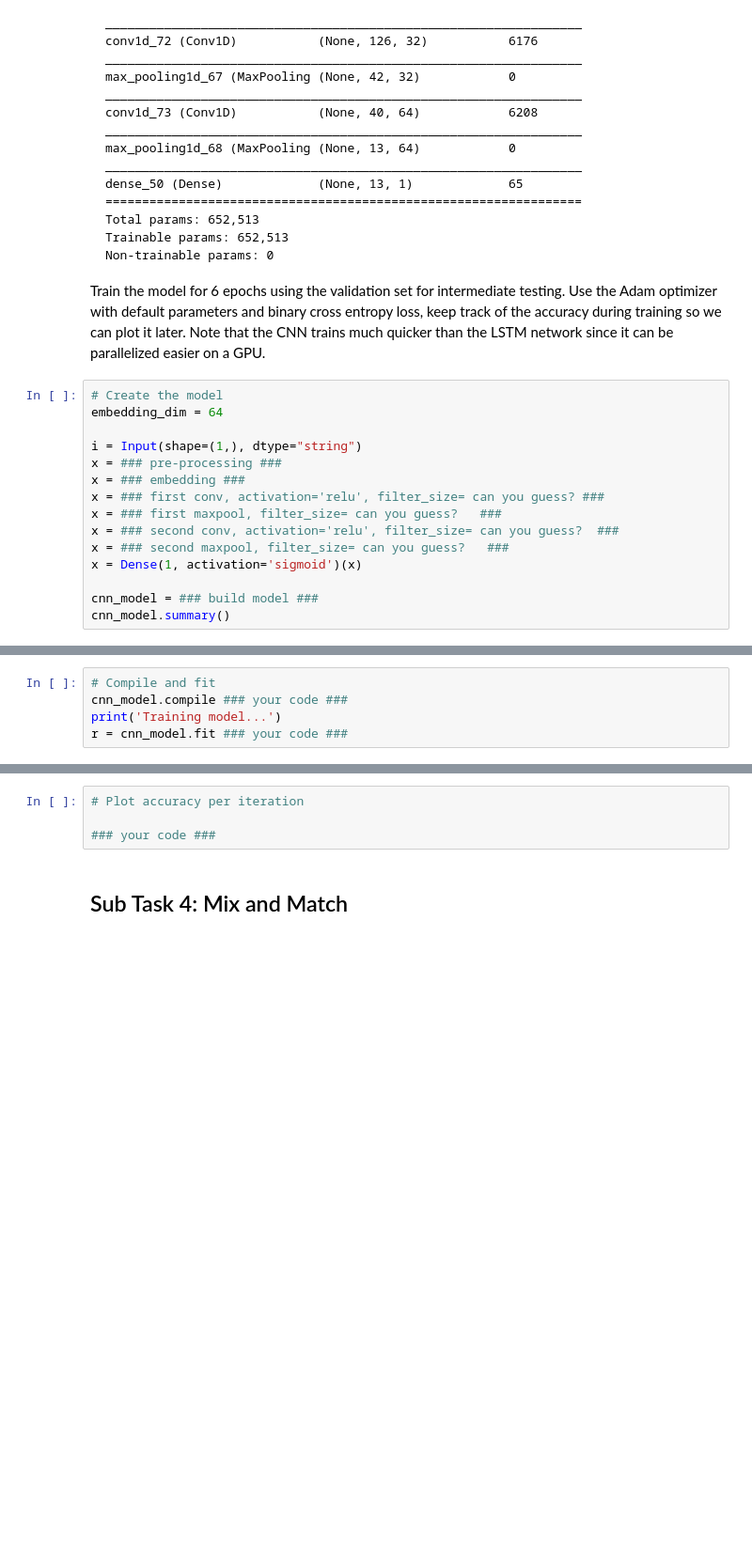
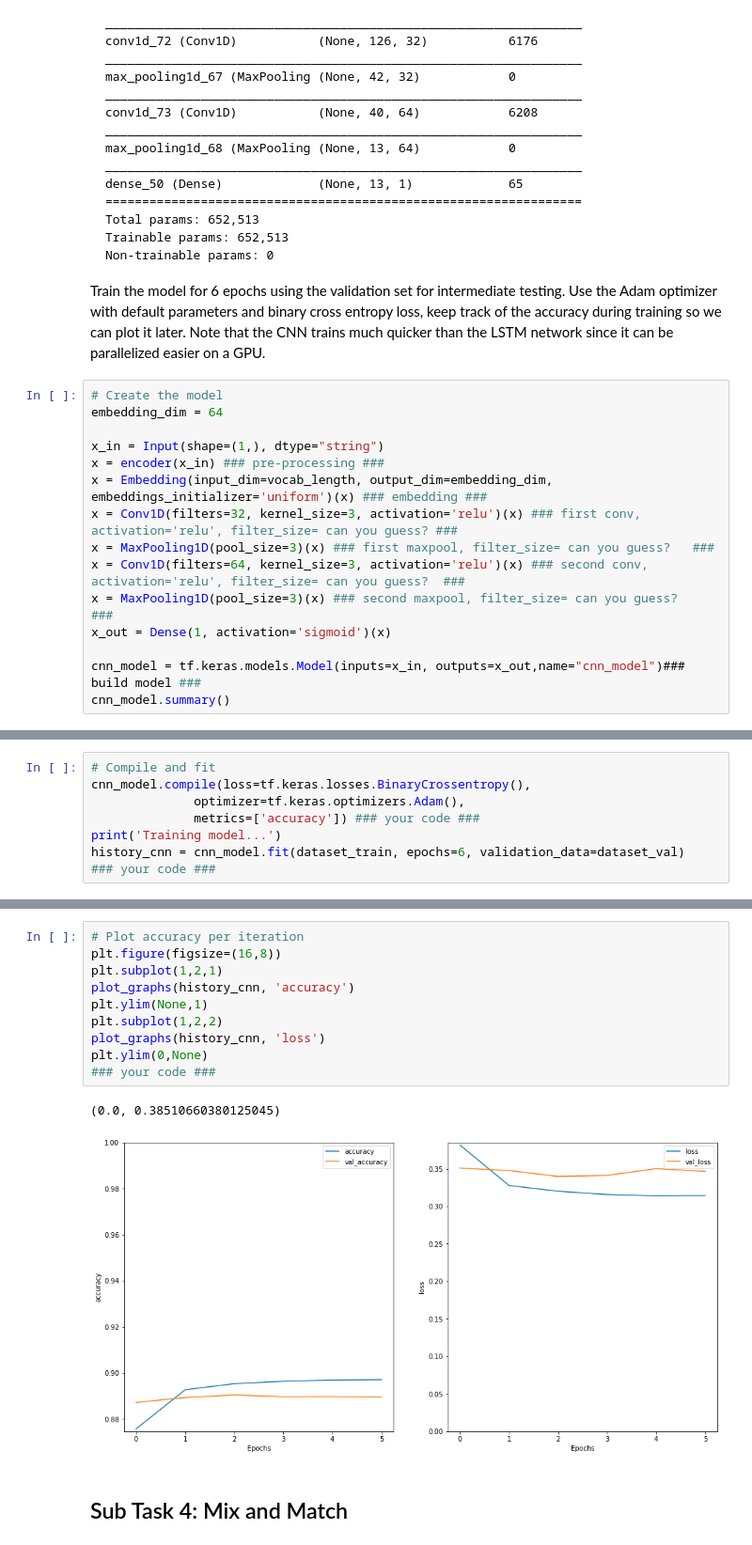
Before and after one commit to fidsusj/HateSpeechDetection, a Jupyter notebook: assignments/4/ITA_assignment_4.ipynb, the cells around one changed output, grey strips where cells are left out. Shown at 94% size. Cells and saved outputs as stored; diff of their text form; blank space fills up the shorter version.

```diff
--- a/assignments/4/ITA_assignment_4.ipynb
+++ b/assignments/4/ITA_assignment_4.ipynb
@@ -266,14 +256,14 @@ Train the model for 6 epochs using the validation set for intermediate testing.
 # Create the model
 embedding_dim = 64
 
-i = Input(shape=(1,), dtype="string")
-x = ### pre-processing ###
-x = ### embedding ###
-x = ### first conv, activation='relu', filter_size= can you guess? ###
-x = ### first maxpool, filter_size= can you guess?   ###
-x = ### second conv, activation='relu', filter_size= can you guess?  ###
-x = ### second maxpool, filter_size= can you guess?   ###
-x = Dense(1, activation='sigmoid')(x)
+x_in = Input(shape=(1,), dtype="string")
+x = encoder(x_in) ### pre-processing ###
+x = Embedding(input_dim=vocab_length, output_dim=embedding_dim, embeddings_initializer='uniform')(x) ### embedding ###
+x = Conv1D(filters=32, kernel_size=3, activation='relu')(x) ### first conv, activation='relu', filter_size= can you guess? ###
+x = MaxPooling1D(pool_size=3)(x) ### first maxpool, filter_size= can you guess?   ###
+x = Conv1D(filters=64, kernel_size=3, activation='relu')(x) ### second conv, activation='relu', filter_size= can you guess?  ###
+x = MaxPooling1D(pool_size=3)(x) ### second maxpool, filter_size= can you guess?   ###
+x_out = Dense(1, activation='sigmoid')(x)
 
-cnn_model = ### build model ###
+cnn_model = tf.keras.models.Model(inputs=x_in, outputs=x_out,name="cnn_model")### build model ###
 cnn_model.summary()
@@ -280,5 +288,7 @@ cnn_model.summary()
 # %%
 # Compile and fit
-cnn_model.compile ### your code ###
+cnn_model.compile(loss=tf.keras.losses.BinaryCrossentropy(),
+              optimizer=tf.keras.optimizers.Adam(),
+              metrics=['accuracy']) ### your code ###
 print('Training model...')
-r = cnn_model.fit ### your code ###
+history_cnn = cnn_model.fit(dataset_train, epochs=6, validation_data=dataset_val)  ### your code ###
@@ -288,8 +312,17 @@ r = cnn_model.fit ### your code ###
 ### your code ###
-# %%
-# Plot accuracy per iteration
-
-### your code ###
+# %%
+# Plot accuracy per iteration
+plt.figure(figsize=(16,8))
+plt.subplot(1,2,1)
+plot_graphs(history_cnn, 'accuracy')
+plt.ylim(None,1)
+plt.subplot(1,2,2)
+plot_graphs(history_cnn, 'loss')
+plt.ylim(0,None)
+### your code ###
+# %% [output]
+(0.0, 0.38510660380125045)
+[figure, added]
 # %% [markdown]
 ## Sub Task 4: Mix and Match
 # %% [markdown]
```
Also changed, not shown: parts of 9 cells of this notebook.
